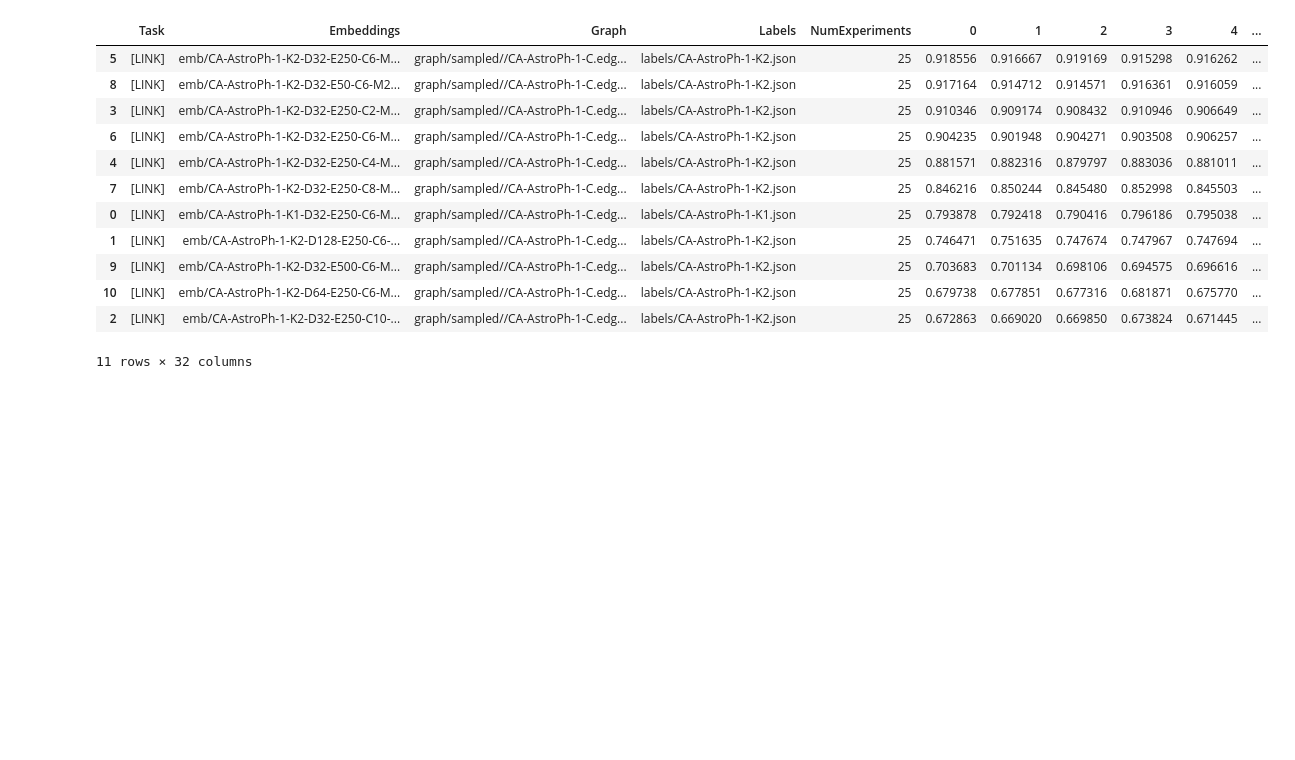
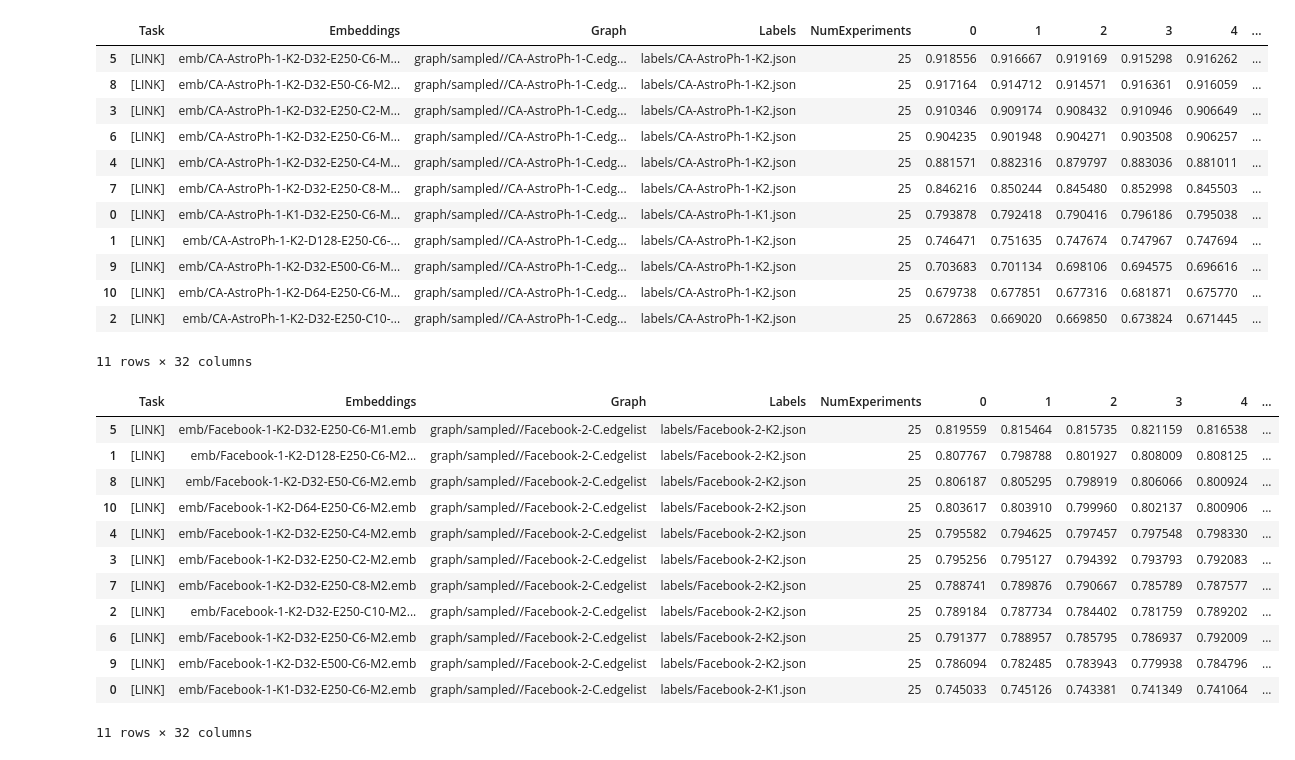
Before and after one commit to aig-upf/ODS-Embeddings, a Jupyter notebook: notebooks/GreedySearchExperiments.ipynb, the cells around one changed output. Saved outputs shown, nothing was run; the diff lists cells and outputs as text; code cells hidden in the pictures; blank space fills up the shorter version.

Commit message:
Unseen graph experiments, regression fixes

```diff
--- a/notebooks/GreedySearchExperiments.ipynb
+++ b/notebooks/GreedySearchExperiments.ipynb
@@ -72,3 +75,21 @@ ap_df.sort_values(by="ExperimentMean", ascending=False)
 | 10 | [LINK] | emb/CA-AstroPh-1-K2-D64-E250-C6-M... | graph/sampled//CA-AstroPh-1-C.edg... | labels/CA-AstroPh-1-K2.json | 25 | 0.679738 | 0.677851 | 0.677316 | 0.681871 | 0.675770 | ... |
 | 2 | [LINK] | emb/CA-AstroPh-1-K2-D32-E250-C10-... | graph/sampled//CA-AstroPh-1-C.edg... | labels/CA-AstroPh-1-K2.json | 25 | 0.672863 | 0.669020 | 0.669850 | 0.673824 | 0.671445 | ... |
 11 rows × 32 columns
+# %%
+# Facebook graph evaluation
+fb_df = load_experiment_data('../results/UnseenFacebookLPGreedySearch.csv')
+fb_df.sort_values(by="ExperimentMean", ascending=False)
+# %% [output]
+|  | Task | Embeddings | Graph | Labels | NumExperiments | 0 | 1 | 2 | 3 | 4 | ... |
+| 5 | [LINK] | emb/Facebook-1-K2-D32-E250-C6-M1.emb | graph/sampled//Facebook-2-C.edgelist | labels/Facebook-2-K2.json | 25 | 0.819559 | 0.815464 | 0.815735 | 0.821159 | 0.816538 | ... |
+| 1 | [LINK] | emb/Facebook-1-K2-D128-E250-C6-M2... | graph/sampled//Facebook-2-C.edgelist | labels/Facebook-2-K2.json | 25 | 0.807767 | 0.798788 | 0.801927 | 0.808009 | 0.808125 | ... |
+| 8 | [LINK] | emb/Facebook-1-K2-D32-E50-C6-M2.emb | graph/sampled//Facebook-2-C.edgelist | labels/Facebook-2-K2.json | 25 | 0.806187 | 0.805295 | 0.798919 | 0.806066 | 0.800924 | ... |
+| 10 | [LINK] | emb/Facebook-1-K2-D64-E250-C6-M2.emb | graph/sampled//Facebook-2-C.edgelist | labels/Facebook-2-K2.json | 25 | 0.803617 | 0.803910 | 0.799960 | 0.802137 | 0.800906 | ... |
+| 4 | [LINK] | emb/Facebook-1-K2-D32-E250-C4-M2.emb | graph/sampled//Facebook-2-C.edgelist | labels/Facebook-2-K2.json | 25 | 0.795582 | 0.794625 | 0.797457 | 0.797548 | 0.798330 | ... |
+| 3 | [LINK] | emb/Facebook-1-K2-D32-E250-C2-M2.emb | graph/sampled//Facebook-2-C.edgelist | labels/Facebook-2-K2.json | 25 | 0.795256 | 0.795127 | 0.794392 | 0.793793 | 0.792083 | ... |
+| 7 | [LINK] | emb/Facebook-1-K2-D32-E250-C8-M2.emb | graph/sampled//Facebook-2-C.edgelist | labels/Facebook-2-K2.json | 25 | 0.788741 | 0.789876 | 0.790667 | 0.785789 | 0.787577 | ... |
+| 2 | [LINK] | emb/Facebook-1-K2-D32-E250-C10-M2... | graph/sampled//Facebook-2-C.edgelist | labels/Facebook-2-K2.json | 25 | 0.789184 | 0.787734 | 0.784402 | 0.781759 | 0.789202 | ... |
+| 6 | [LINK] | emb/Facebook-1-K2-D32-E250-C6-M2.emb | graph/sampled//Facebook-2-C.edgelist | labels/Facebook-2-K2.json | 25 | 0.791377 | 0.788957 | 0.785795 | 0.786937 | 0.792009 | ... |
+| 9 | [LINK] | emb/Facebook-1-K2-D32-E500-C6-M2.emb | graph/sampled//Facebook-2-C.edgelist | labels/Facebook-2-K2.json | 25 | 0.786094 | 0.782485 | 0.783943 | 0.779938 | 0.784796 | ... |
+| 0 | [LINK] | emb/Facebook-1-K1-D32-E250-C6-M2.emb | graph/sampled//Facebook-2-C.edgelist | labels/Facebook-2-K1.json | 25 | 0.745033 | 0.745126 | 0.743381 | 0.741349 | 0.741064 | ... |
+11 rows × 32 columns
```
Also changed, not shown: parts of 2 cells of this notebook, 7 other files.
